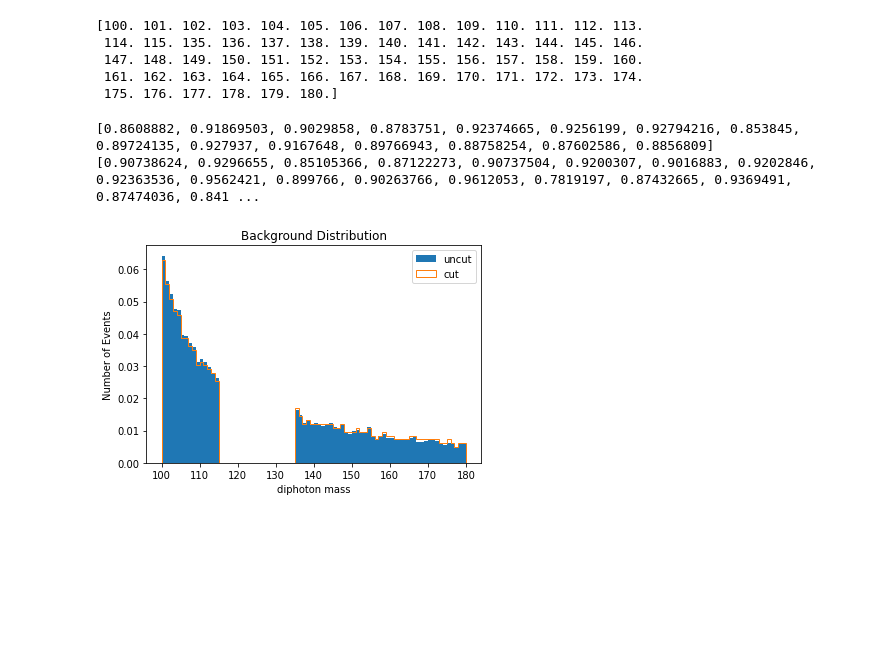
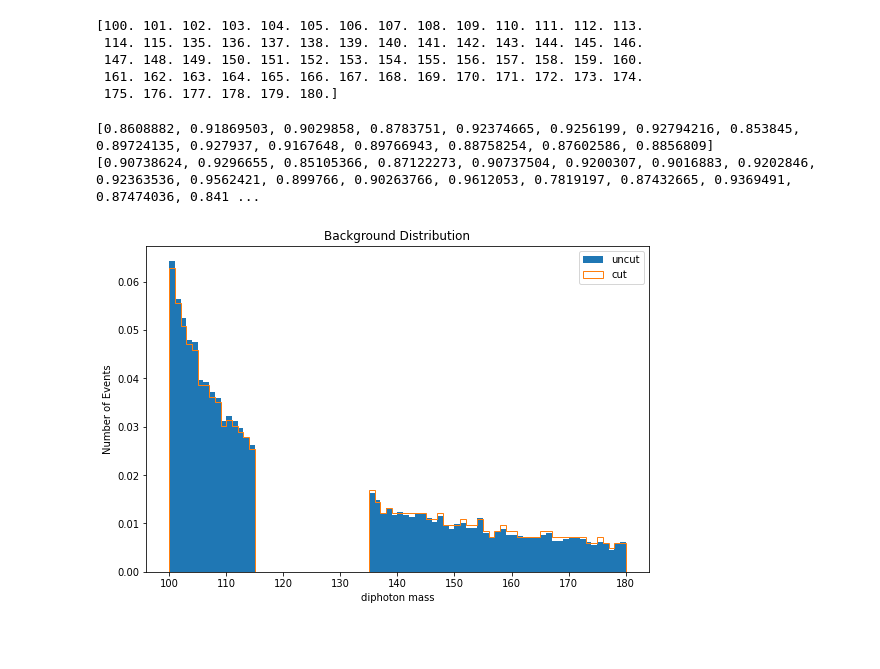
Before and after one commit to s-y-chen/HHbbgg, a Jupyter notebook: notebook/ML/Sequential_DNN_data_separate.ipynb, the cells around one changed output. Drawn from its saved outputs; the diff is of its cells as text; code cells hidden in the pictures; blank space fills up the shorter version.

```diff
--- a/notebook/ML/Sequential_DNN_data_separate.ipynb
+++ b/notebook/ML/Sequential_DNN_data_separate.ipynb
@@ -919,35 +919,35 @@ final_bgd_df = result_bgd_df_sort[result_bgd_df_sort[b'mass_sculpt_cut'] == 1]
 # ori_sig_mass = result_sig_df_sort.loc[:, b'diphoton_mass'].values
 # ori_sig_weight = result_sig_df_sort.loc[:, b'genweight'].values
 # cut_sig_mass = final_sig_df.loc[:, b'diphoton_mass'].values
 # cut_sig_weight = final_sig_df.loc[:, b'genweight'].values
 ori_bgd_mass = result_bgd_df_sort.loc[:, b'diphoton_mass'].values
 ori_bgd_weight = result_bgd_df_sort.loc[:, b'genweight'].values
 cut_bgd_mass = final_bgd_df.loc[:, b'diphoton_mass'].values
 cut_bgd_weight = final_bgd_df.loc[:, b'genweight'].values
 
 # plt.figure()
 # plt.hist(ori_sig_mass, bins = 80, range=(100, 180), weights = ori_sig_weight, label = 'uncut', density=True)
 # plt.hist(cut_sig_mass, bins = 80, range=(100, 180), weights = cut_sig_weight, histtype='step', label = 'cut', density=True )
 # plt.legend(loc = 'best')
 # plt.xlabel('diphoton mass')
 # plt.ylabel('Number of Events')
 # plt.title('Signal Distribution')
 # plt.savefig(fname = f'Mass_Sculpt_Plts/data/mgg_sig_cut_{FPR}')
 # plt.show()
 
-plt.figure()
+plt.figure(figsize = (9,6))
 plt.hist(ori_bgd_mass, bins = 80, range=(100, 180), weights = ori_bgd_weight, label = 'uncut', density = True)
 plt.hist(cut_bgd_mass, bins = 80, range=(100, 180), weights = cut_bgd_weight, histtype='step', label = 'cut', density = True )
 plt.legend(loc = 'best')
 plt.xlabel('diphoton mass')
 plt.ylabel('Number of Events')
 plt.title('Background Distribution')
 plt.savefig(fname = f'Mass_Sculpt_Plts/data/mgg_bgd_cut_{FPR}')
 plt.show()
 # %% [output]
 [0.8608882, 0.91869503, 0.9029858, 0.8783751, 0.92374665, 0.9256199, 0.92794216, 0.853845, 0.89724135, 0.927937, 0.9167648, 0.89766943, 0.88758254, 0.87602586, 0.8856809]
 [0.90738624, 0.9296655, 0.85105366, 0.87122273, 0.90737504, 0.9200307, 0.9016883, 0.9202846, 0.92363536, 0.9562421, 0.899766, 0.90263766, 0.9612053, 0.7819197, 0.87432665, 0.9369491, 0.87474036, 0.841 ...
-[figure, old version]
+[figure, new version]
 # %%
 for hlf in training_vars:
     plt.figure()
```
Also changed, not shown: parts of 1 cell of this notebook, 25 other files.
